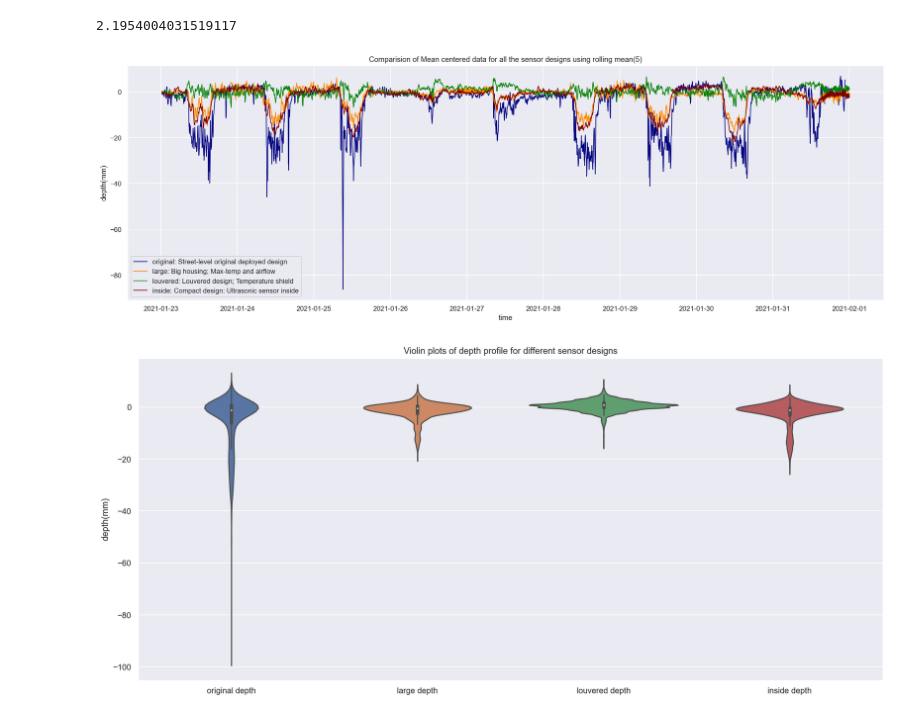
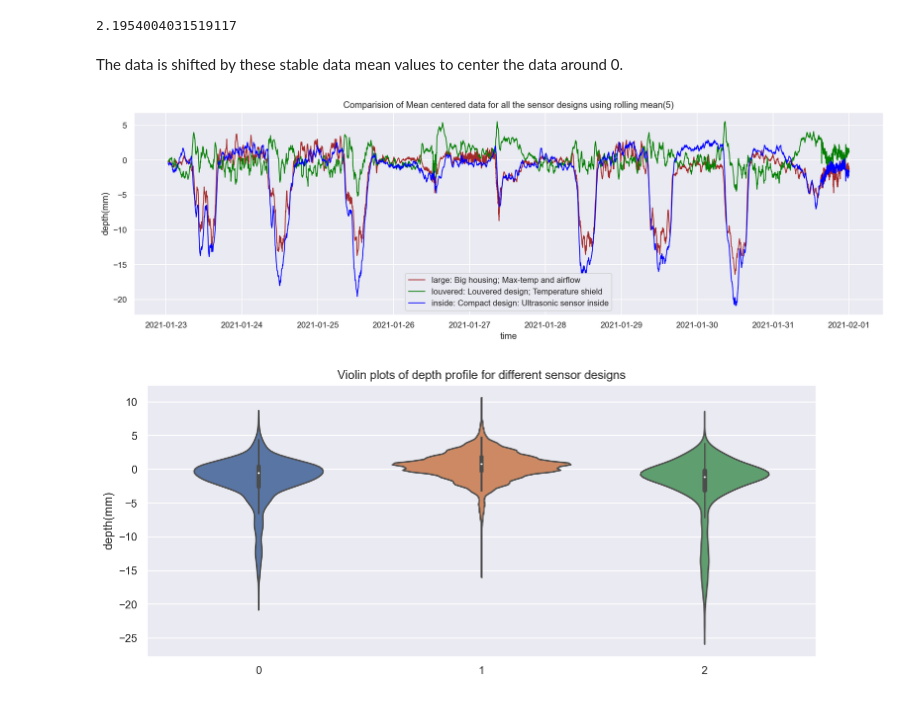
Before and after one commit to floodsense/housing_experiments, a Jupyter notebook: FloodSense_sensor_design_analysis.ipynb, the cells around one changed output. Saved outputs shown, nothing was run; the diff lists cells and outputs as text; code cells hidden in the pictures.

```diff
--- a/FloodSense_sensor_design_analysis.ipynb
+++ b/FloodSense_sensor_design_analysis.ipynb
@@ -19,0 +61,7 @@ Reading the data collected from four different sensor designs(shown below) into
+# %%
+df["original_distance"] = df["original_distance"].apply(lambda x:((-1)*x + df["original_distance"].mean()))
+df["large_distance"] = df["large_distance"].apply(lambda x:((-1)*x + df["large_distance"].mean()))
+df["louvered_distance"] = df["louvered_distance"].apply(lambda x:((-1)*x + df["louvered_distance"].mean()))
+df["inside_distance"] = df["inside_distance"].apply(lambda x:((-1)*x + df["inside_distance"].mean()))
+
+df = df.rename(columns={"original_distance": "original depth", "large_distance": "large depth", "louvered_distance": "louvered depth","inside_distance": "inside depth"})
@@ -67,2 +91,0 @@ The raw data needs some basic cleaning to remove the anomalies-4999's are observ
-# %%
-df['original_distance'] = df[(df['original_distance']<4000) & (df['original_distance']!=0)]
@@ -170,5 +151,0 @@ The distance readings are inverted and shifted to the height at which the sensor
-# %%
-df["original_distance"] = df["original_distance"].apply(lambda x:((-1)*x + mean_original))
-df["large_distance"] = df["large_distance"].apply(lambda x:((-1)*x + mean_large))
-df["louvered_distance"] = df["louvered_distance"].apply(lambda x:((-1)*x + mean_louvered))
-df["inside_distance"] = df["inside_distance"].apply(lambda x:((-1)*x + mean_inside))
@@ -267,32 +203,32 @@ df_stable['louvered depth'].mean()
 df_stable['inside depth'].mean()
 # %% [output]
 2.1954004031519117
+# %% [markdown]
+The data is shifted by these stable data mean values to center the data around 0.
 # %%
-df['original depth'] = df['original depth'].apply(lambda x:x-5.4780)
-df['large depth'] = df['large depth'].apply(lambda x:x-1.5023)
-df['louvered depth'] = df['louvered depth'].apply(lambda x:x+0.4232)
-df['inside depth'] = df['inside depth'].apply(lambda x:x-2.1954)
+df['large depth'] = df['large depth'].apply(lambda x:x-df_stable['large depth'].mean())
+df['louvered depth'] = df['louvered depth'].apply(lambda x:x-df_stable['louvered depth'].mean())
+df['inside depth'] = df['inside depth'].apply(lambda x:x-df_stable['inside depth'].mean())
 # %%
 fig, ax = plt.subplots()
-fig.set_size_inches(22, 7.00)
+fig.set_size_inches(18, 5.00)
 start, end = '2021-01-22', '2021-01-31'
-ax.plot(df.loc[start:end, 'original depth'].dropna().rolling(3).mean(), linestyle='-', linewidth=1.2, label='original: Street-level original deployed design', color='navy')
-ax.plot(df.loc[start:end, 'large depth'].dropna().rolling(3).mean(), linestyle='-', linewidth=1.2, label='large: Big housing; Max-temp and airflow', color='darkorange')
-ax.plot(df.loc[start:end, 'louvered depth'].dropna().rolling(3).mean(), linestyle='-', linewidth=1.2, label='louvered: Louvered design; Temperature shield', color='green')
-ax.plot(df.loc[start:end, 'inside depth'].dropna().rolling(3).mean(), linestyle='-', linewidth=1.2, label='inside: Compact design: Ultrasonic sensor inside', color='maroon')
+ax.plot(df.loc[start:end, 'large depth'].dropna().rolling(7).mean(), linestyle='-', linewidth=1.2, label='large: Big housing; Max-temp and airflow', color='brown')
+ax.plot(df.loc[start:end, 'louvered depth'].dropna().rolling(7).mean(), linestyle='-', linewidth=1.2, label='louvered: Louvered design; Temperature shield', color='green')
+ax.plot(df.loc[start:end, 'inside depth'].dropna().rolling(7).mean(), linestyle='-', linewidth=1.2, label='inside: Compact design: Ultrasonic sensor inside', color='blue')
 plt.title('Comparision of Mean centered data for all the sensor designs using rolling mean(5)')
 plt.xlabel('time')
 plt.ylabel('depth(mm)')
 ax.legend()
 plt.show()
 # %% [output]
-[figure, old version]
+[figure, new version]
 # %%
 fig, ax = plt.subplots()
-fig.set_size_inches(18, 8.00)
-ax = sns.violinplot(data=df)
+fig.set_size_inches(12, 5.00)
+ax = sns.violinplot(data=[df['large depth'],df['louvered depth'],df['inside depth']])
 plt.title("Violin plots of depth profile for different sensor designs")
 plt.ylabel('depth(mm)')
 plt.show()
 # %% [output]
-[figure, old version]
+[figure, new version]
```
Also changed, not shown: parts of 48 cells of this notebook, 9 other files.
